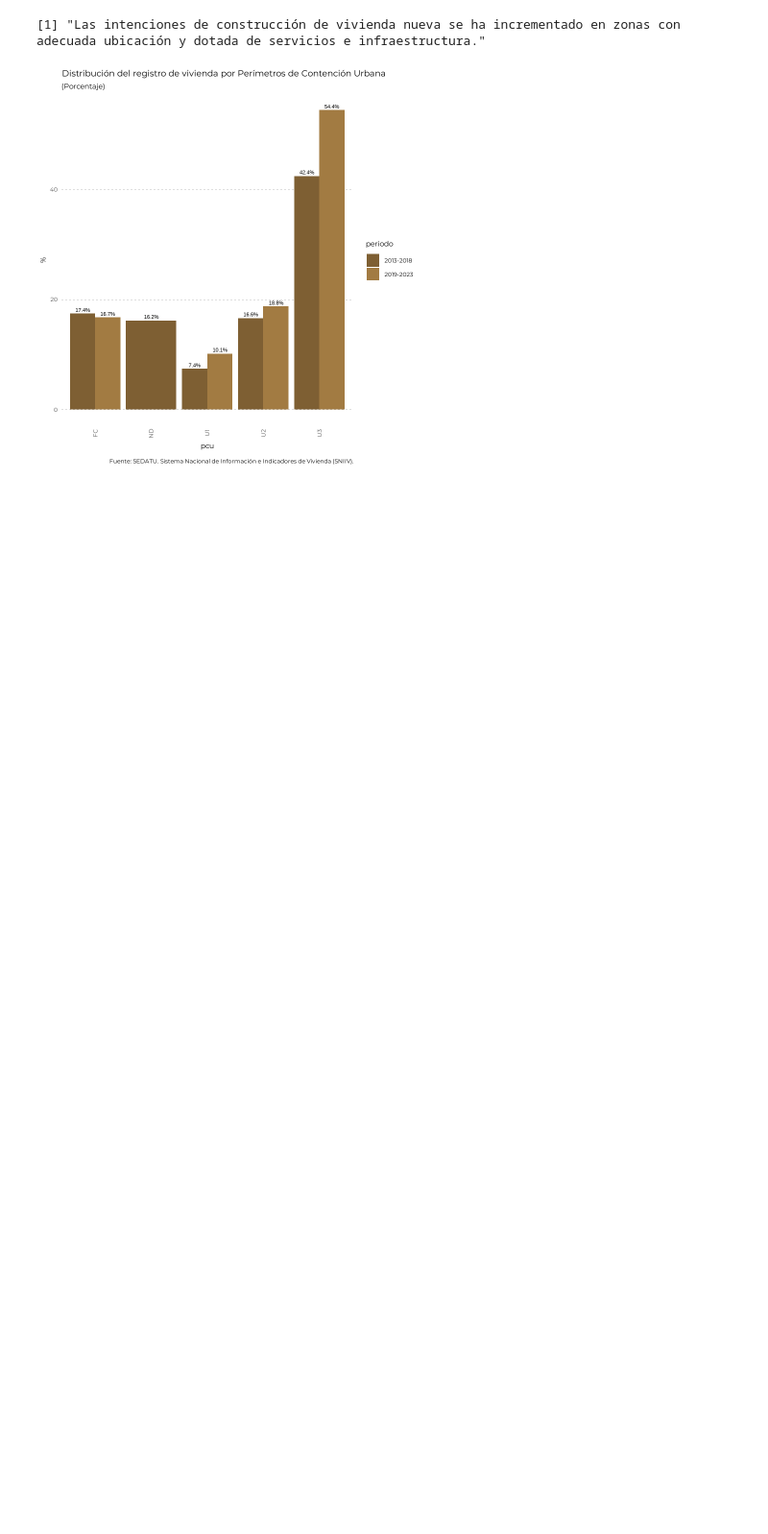
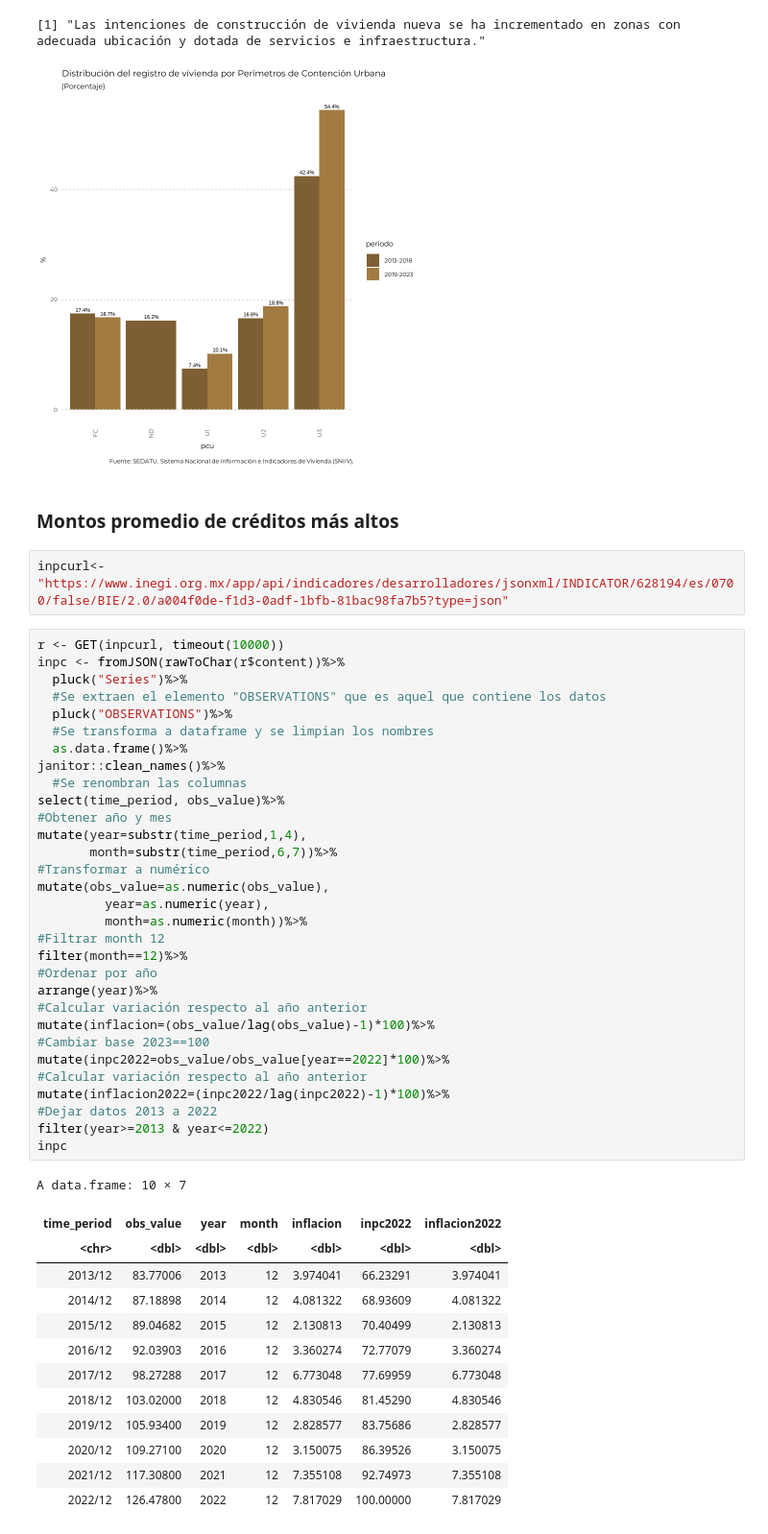
Before and after one commit to claudiodanielpc/datavivi, a Jupyter notebook: dia_vivi.ipynb, the cells around one changed output. Shown: that part at 96% size. Drawn from its saved outputs; the diff is of its cells as text; blank space fills up the shorter version.

```diff
--- a/dia_vivi.ipynb
+++ b/dia_vivi.ipynb
@@ -472,3 +470,52 @@ Fuente: SEDATU. Sistema Nacional de Información e Indicadores de Vivienda (SNII
 # %% [output]
 [1] "Las intenciones de construcción de vivienda nueva se ha incrementado en zonas con adecuada ubicación y dotada de servicios e infraestructura."
 [figure]
+# %% [markdown]
+### Montos promedio de créditos más altos
+# %%
+inpcurl<-"https://www.inegi.org.mx/app/api/indicadores/desarrolladores/jsonxml/INDICATOR/628194/es/0700/false/BIE/2.0/a004f0de-f1d3-0adf-1bfb-81bac98fa7b5?type=json"
+# %%
+r <- GET(inpcurl, timeout(10000))
+inpc <- fromJSON(rawToChar(r$content))%>%
+  pluck("Series")%>%
+  #Se extraen el elemento "OBSERVATIONS" que es aquel que contiene los datos
+  pluck("OBSERVATIONS")%>%
+  #Se transforma a dataframe y se limpian los nombres
+  as.data.frame()%>%
+janitor::clean_names()%>%
+  #Se renombran las columnas
+select(time_period, obs_value)%>%
+#Obtener año y mes
+mutate(year=substr(time_period,1,4),
+       month=substr(time_period,6,7))%>%
+#Transformar a numérico
+mutate(obs_value=as.numeric(obs_value),
+         year=as.numeric(year),
+         month=as.numeric(month))%>%
+#Filtrar month 12
+filter(month==12)%>%
+#Ordenar por año
+arrange(year)%>%
+#Calcular variación respecto al año anterior
+mutate(inflacion=(obs_value/lag(obs_value)-1)*100)%>%
+#Cambiar base 2023==100
+mutate(inpc2022=obs_value/obs_value[year==2022]*100)%>%
+#Calcular variación respecto al año anterior
+mutate(inflacion2022=(inpc2022/lag(inpc2022)-1)*100)%>%
+#Dejar datos 2013 a 2022
+filter(year>=2013 & year<=2022)
+inpc
+# %% [output]
+A data.frame: 10 × 7
+| time_period | obs_value | year | month | inflacion | inpc2022 | inflacion2022 |
+| <chr> | <dbl> | <dbl> | <dbl> | <dbl> | <dbl> | <dbl> |
+| 2013/12 | 83.77006 | 2013 | 12 | 3.974041 | 66.23291 | 3.974041 |
+| 2014/12 | 87.18898 | 2014 | 12 | 4.081322 | 68.93609 | 4.081322 |
+| 2015/12 | 89.04682 | 2015 | 12 | 2.130813 | 70.40499 | 2.130813 |
+| 2016/12 | 92.03903 | 2016 | 12 | 3.360274 | 72.77079 | 3.360274 |
+| 2017/12 | 98.27288 | 2017 | 12 | 6.773048 | 77.69959 | 6.773048 |
+| 2018/12 | 103.02000 | 2018 | 12 | 4.830546 | 81.45290 | 4.830546 |
+| 2019/12 | 105.93400 | 2019 | 12 | 2.828577 | 83.75686 | 2.828577 |
+| 2020/12 | 109.27100 | 2020 | 12 | 3.150075 | 86.39526 | 3.150075 |
+| 2021/12 | 117.30800 | 2021 | 12 | 7.355108 | 92.74973 | 7.355108 |
+| 2022/12 | 126.47800 | 2022 | 12 | 7.817029 | 100.00000 | 7.817029 |
```
Also changed, not shown: parts of 4 cells of this notebook.
